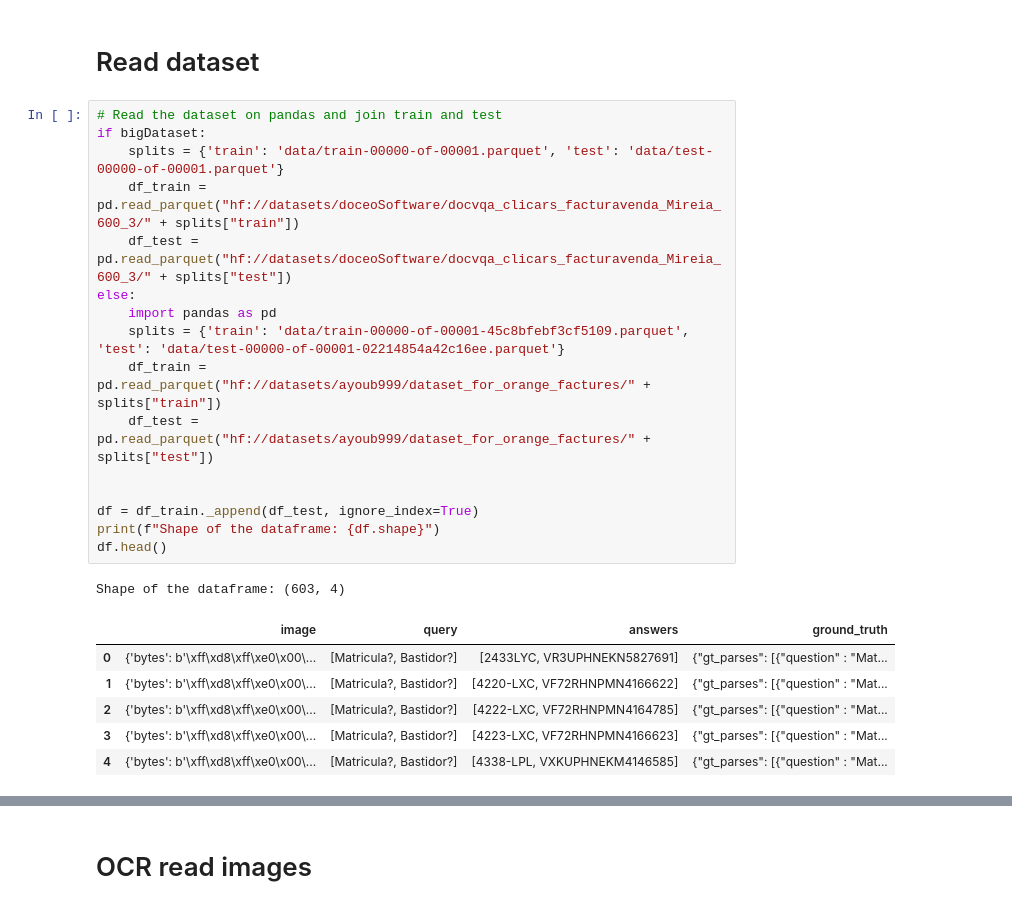
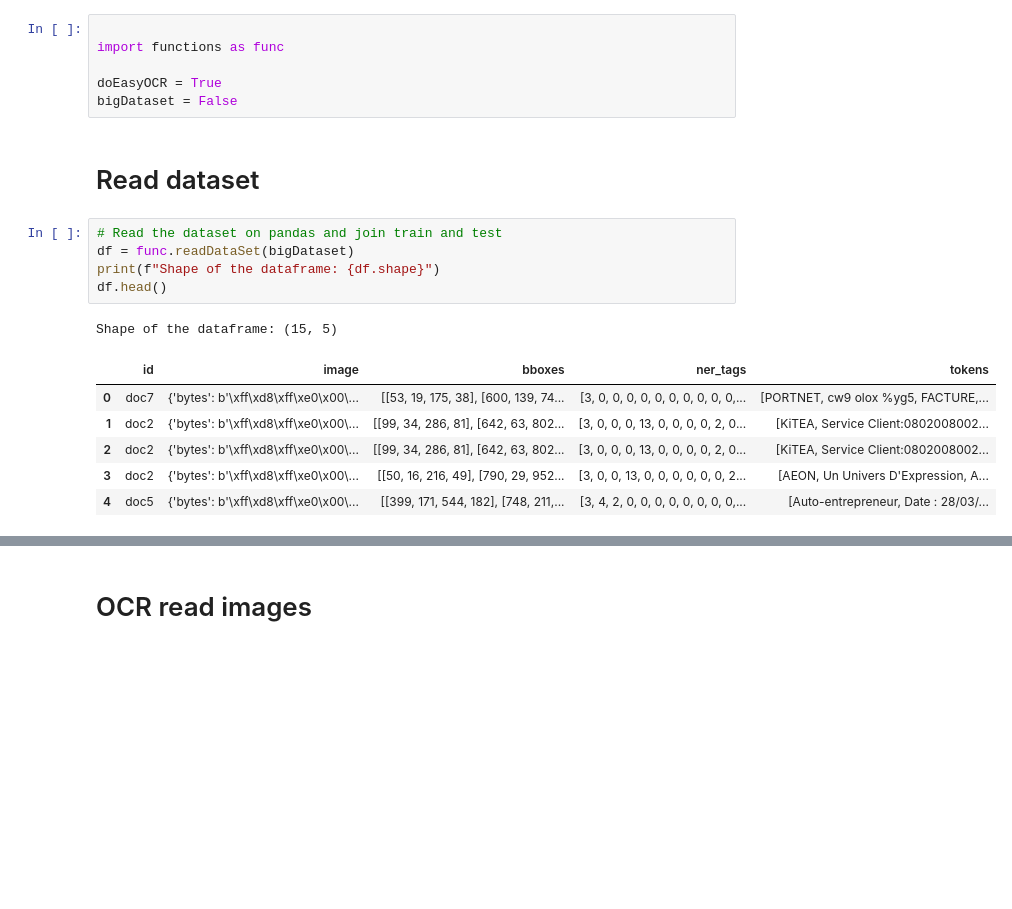
Before and after one commit to guillecognizant/Project-IV, a Jupyter notebook: main.ipynb, the cells around one changed output, grey strips where cells are left out. Saved outputs shown, nothing was run; the diff lists cells and outputs as text; blank space fills up the shorter version.

```diff
--- a/main.ipynb
+++ b/main.ipynb
@@ -27,27 +11,22 @@ bigDataset = False
+# %%
+
+import functions as func
+
+doEasyOCR = True
+bigDataset = False
 # %% [markdown]
 # Read dataset
-# %%
-# Read the dataset on pandas and join train and test
-if bigDataset:
-    splits = {'train': 'data/train-00000-of-00001.parquet', 'test': 'data/test-00000-of-00001.parquet'}
-    df_train = pd.read_parquet("hf://datasets/doceoSoftware/docvqa_clicars_facturavenda_Mireia_600_3/" + splits["train"])
-    df_test = pd.read_parquet("hf://datasets/doceoSoftware/docvqa_clicars_facturavenda_Mireia_600_3/" + splits["test"])
-else:
-    import pandas as pd
-    splits = {'train': 'data/train-00000-of-00001-45c8bfebf3cf5109.parquet', 'test': 'data/test-00000-of-00001-02214854a42c16ee.parquet'}
-    df_train = pd.read_parquet("hf://datasets/ayoub999/dataset_for_orange_factures/" + splits["train"])
-    df_test = pd.read_parquet("hf://datasets/ayoub999/dataset_for_orange_factures/" + splits["test"])
-
-
-df = df_train._append(df_test, ignore_index=True)
-print(f"Shape of the dataframe: {df.shape}")
-df.head()
-# %% [output]
-Shape of the dataframe: (603, 4)
-|  | image | query | answers | ground_truth |
-| 0 | {'bytes': b'\xff\xd8\xff\xe0\x00\... | [Matricula?, Bastidor?] | [2433LYC, VR3UPHNEKN5827691] | {"gt_parses": [{"question" : "Mat... |
-| 1 | {'bytes': b'\xff\xd8\xff\xe0\x00\... | [Matricula?, Bastidor?] | [4220-LXC, VF72RHNPMN4166622] | {"gt_parses": [{"question" : "Mat... |
-| 2 | {'bytes': b'\xff\xd8\xff\xe0\x00\... | [Matricula?, Bastidor?] | [4222-LXC, VF72RHNPMN4164785] | {"gt_parses": [{"question" : "Mat... |
-| 3 | {'bytes': b'\xff\xd8\xff\xe0\x00\... | [Matricula?, Bastidor?] | [4223-LXC, VF72RHNPMN4166623] | {"gt_parses": [{"question" : "Mat... |
-| 4 | {'bytes': b'\xff\xd8\xff\xe0\x00\... | [Matricula?, Bastidor?] | [4338-LPL, VXKUPHNEKM4146585] | {"gt_parses": [{"question" : "Mat... |
+# %%
+# Read the dataset on pandas and join train and test
+df = func.readDataSet(bigDataset)
+print(f"Shape of the dataframe: {df.shape}")
+df.head()
+# %% [output]
+Shape of the dataframe: (15, 5)
+|  | id | image | bboxes | ner_tags | tokens |
+| 0 | doc7 | {'bytes': b'\xff\xd8\xff\xe0\x00\... | [[53, 19, 175, 38], [600, 139, 74... | [3, 0, 0, 0, 0, 0, 0, 0, 0, 0, 0,... | [PORTNET, cw9 olox %yg5, FACTURE,... |
+| 1 | doc2 | {'bytes': b'\xff\xd8\xff\xe0\x00\... | [[99, 34, 286, 81], [642, 63, 802... | [3, 0, 0, 0, 13, 0, 0, 0, 0, 2, 0... | [KiTEA, Service Client:0802008002... |
+| 2 | doc2 | {'bytes': b'\xff\xd8\xff\xe0\x00\... | [[99, 34, 286, 81], [642, 63, 802... | [3, 0, 0, 0, 13, 0, 0, 0, 0, 2, 0... | [KiTEA, Service Client:0802008002... |
+| 3 | doc2 | {'bytes': b'\xff\xd8\xff\xe0\x00\... | [[50, 16, 216, 49], [790, 29, 952... | [3, 0, 0, 13, 0, 0, 0, 0, 0, 0, 2... | [AEON, Un Univers D'Expression, A... |
+| 4 | doc5 | {'bytes': b'\xff\xd8\xff\xe0\x00\... | [[399, 171, 544, 182], [748, 211,... | [3, 4, 2, 0, 0, 0, 0, 0, 0, 0, 0,... | [Auto-entrepreneur, Date : 28/03/... |
 # %%
```
Also changed, not shown: parts of 20 cells of this notebook, 4 other files.
